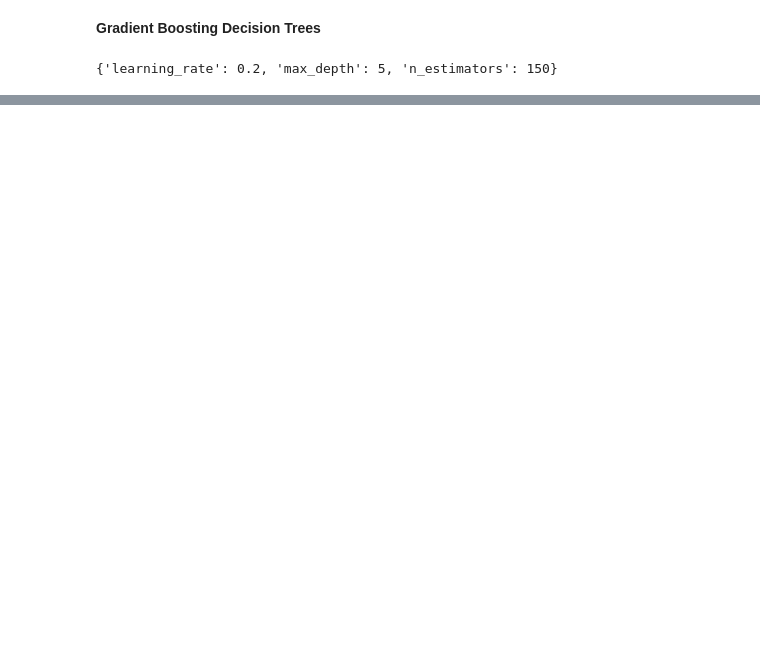
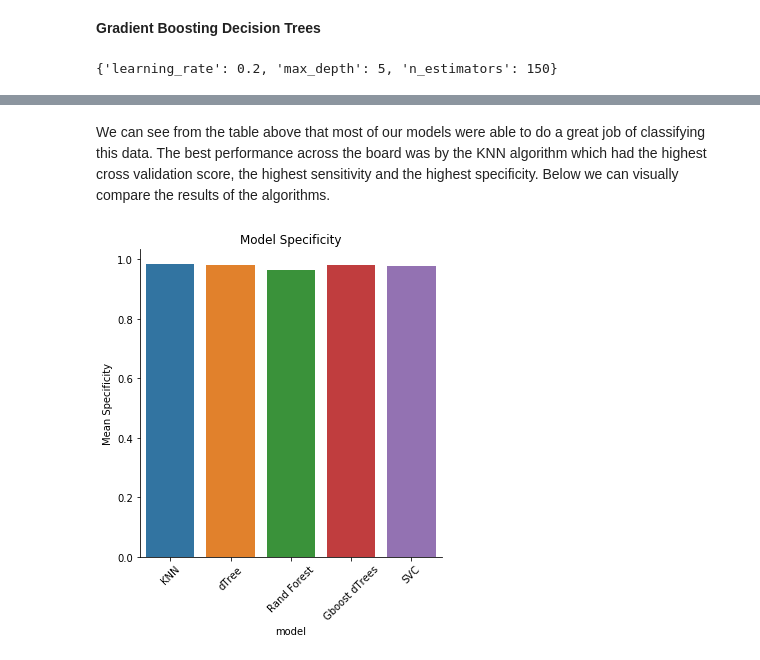
Before and after one commit to alp11017/portfolio_projects, a Jupyter notebook: classifying_hand_gestures.ipynb, the cells around one changed output, grey strips where cells are left out. Cells and saved outputs as stored; diff of their text form; code cells hidden in the pictures; blank space fills up the shorter version.

```diff
--- a/classifying_hand_gestures.ipynb
+++ b/classifying_hand_gestures.ipynb
@@ -795,0 +807,24 @@ test
+# %%
+#running the model
+svc = SVC(C=3, kernel='rbf')
+
+svc.fit(X_train, y_train)
+y_pred = svc.predict(X_test)
+
+#evaluating performance
+cm = confusion_matrix(y_test, y_pred)
+cv_scores = cross_val_score(svc, X_train, y_train, cv=10)
+
+#appending metrics
+model.append('SVC')
+mean_cv_score.append(cv_scores.mean())
+cv_range.append(cv_scores.max()-cv_scores.min())
+
+#displaying model results
+print('range cv scores: ' +str(cv_scores.max()-cv_scores.min()))
+print('mean cv score: ' + str(cv_scores.mean()))
+print('confusion matrix:')
+print(cm)
+print('-----')
+matrix_breakdown(cm)
+print('\n')
@@ -795,0 +853,10 @@ test
+# %%
+comparison_df = pd.DataFrame()
+
+comparison_df['model'] = model
+comparison_df['score'] = mean_cv_score
+comparison_df['cv_range'] = cv_range
+comparison_df['Mean Sensitivity'] = mean_sensitivity
+comparison_df['Mean Specificity'] = mean_specificity
+
+comparison_df.sort_values(by='score', ascending=False)
@@ -795,0 +870,10 @@ test
+# %% [markdown]
+We can see from the table above that most of our models were able to do a great job of classifying this data. The best performance across the board was by the KNN algorithm which had the highest cross validation score, the highest sensitivity and the highest specificity. Below we can visually compare the results of the algorithms.
+# %%
+g = sns.catplot(x='model', y='Mean Specificity', data=comparison_df, kind='bar')
+g.set_xticklabels(rotation=45)
+plt.title('Model Specificity')
+
+plt.show()
+# %% [output]
+[figure, added]
```
Also changed, not shown: parts of 21 cells of this notebook.
